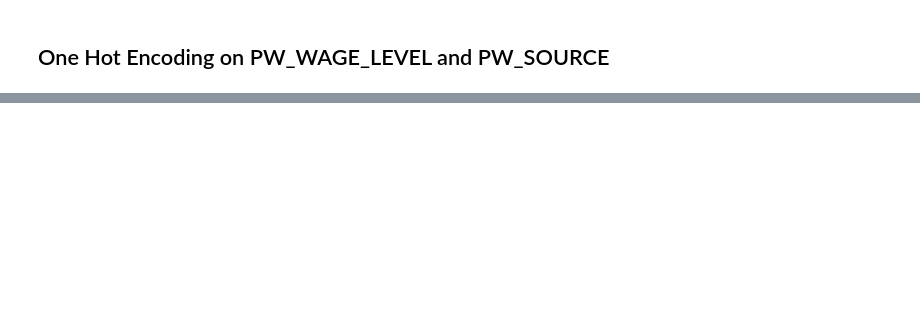
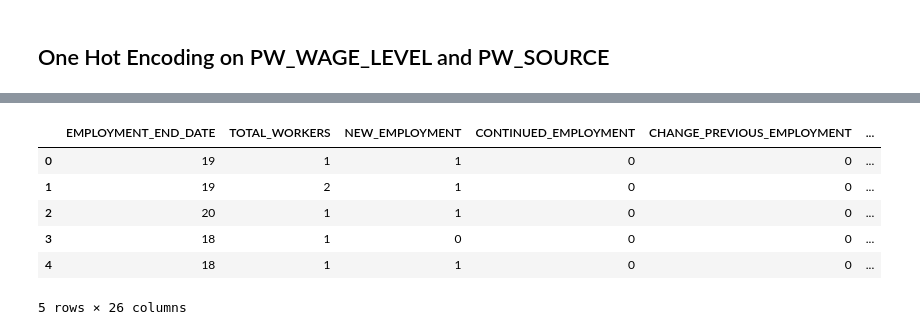
Before and after one commit to yunhaoyang234/H-1B_Data_Mining, a Jupyter notebook: feature_eng.ipynb, the cells around one changed output, grey strips where cells are left out. Saved outputs shown, nothing was run; the diff lists cells and outputs as text; code cells hidden in the pictures; blank space fills up the shorter version.

```diff
--- a/feature_eng.ipynb
+++ b/feature_eng.ipynb
@@ -506,0 +511,3 @@ dtype: object
+# %%
+data = data.drop('EMPLOYER_NAME', axis=1).drop('SOC_NAME', axis=1)
+data.dtypes
@@ -508,0 +556,33 @@ dtype: object
+# %%
+wage_level_1 = []
+wage_level_2 = []
+wage_level_3 = []
+wage_level_4 = []
+for i in data['PW_WAGE_LEVEL']:
+    if i == 'Level I':
+        wage_level_1.append(1)
+        wage_level_2.append(0)
+        wage_level_3.append(0)
+        wage_level_4.append(0)
+    elif i == 'Level II':
+        wage_level_1.append(0)
+        wage_level_2.append(1)
+        wage_level_3.append(0)
+        wage_level_4.append(0)
+    elif i == 'Level III':
+        wage_level_1.append(0)
+        wage_level_2.append(0)
+        wage_level_3.append(1)
+        wage_level_4.append(0)
+    else:
+        wage_level_1.append(0)
+        wage_level_2.append(0)
+        wage_level_3.append(0)
+        wage_level_4.append(1)
+# %%
+data['WAGE_LEVEL_1'] = wage_level_1
+data['WAGE_LEVEL_2'] = wage_level_2
+data['WAGE_LEVEL_3'] = wage_level_3
+data['WAGE_LEVEL_4'] = wage_level_4
+data = data.drop('PW_WAGE_LEVEL', axis=1)
+data.head()
@@ -508,0 +635,16 @@ dtype: object
+# %%
+data['CBA'] = CBA
+data['DBA'] = DBA
+data['OES'] = OES
+data['SCA'] = SCA
+data['OTHER_PW_SOURCE'] = Other_pw_source
+data = data.drop('PW_SOURCE', axis=1)
+data.head()
+# %% [output]
+|  | EMPLOYMENT_END_DATE | TOTAL_WORKERS | NEW_EMPLOYMENT | CONTINUED_EMPLOYMENT | CHANGE_PREVIOUS_EMPLOYMENT | ... |
+| 0 | 19 | 1 | 1 | 0 | 0 | ... |
+| 1 | 19 | 2 | 1 | 0 | 0 | ... |
+| 2 | 20 | 1 | 1 | 0 | 0 | ... |
+| 3 | 18 | 1 | 0 | 0 | 0 | ... |
+| 4 | 18 | 1 | 1 | 0 | 0 | ... |
+5 rows × 26 columns
```
Also changed, not shown: parts of 13 cells of this notebook, 2 other files.
